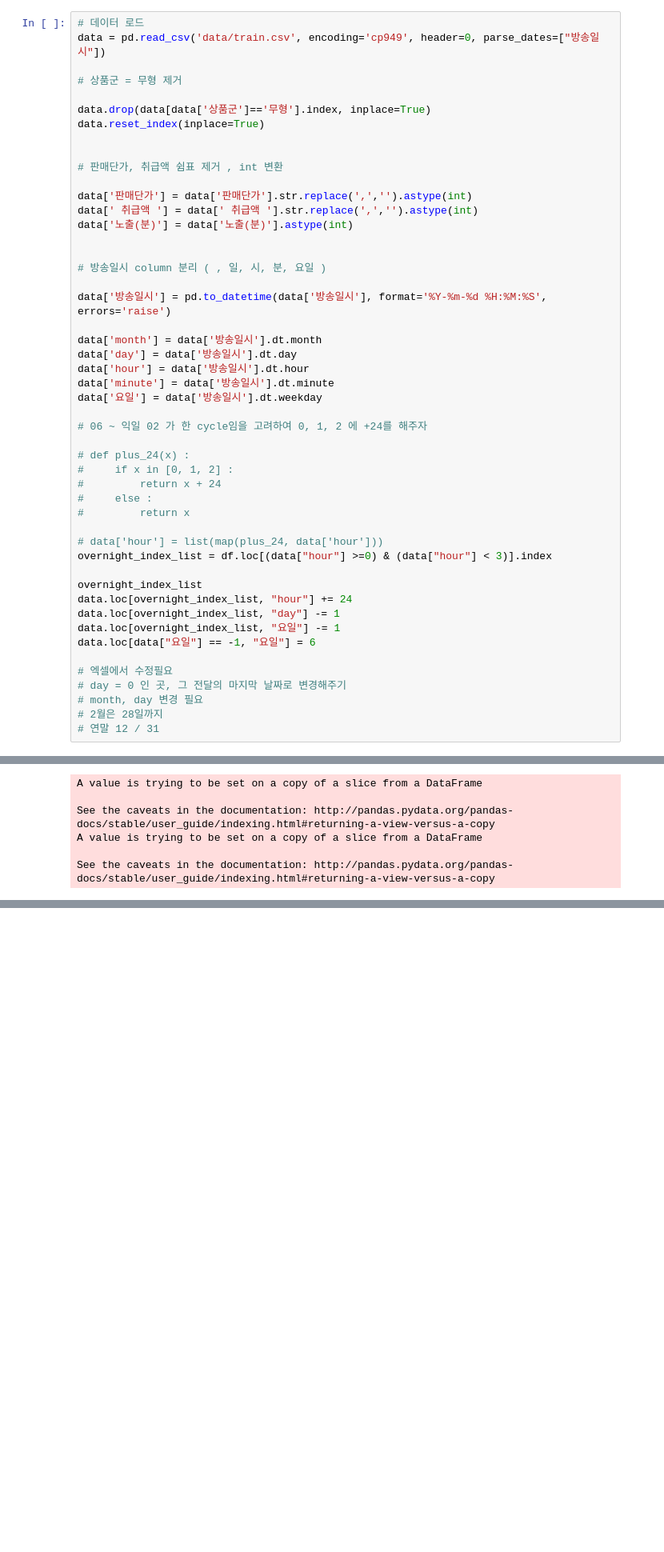
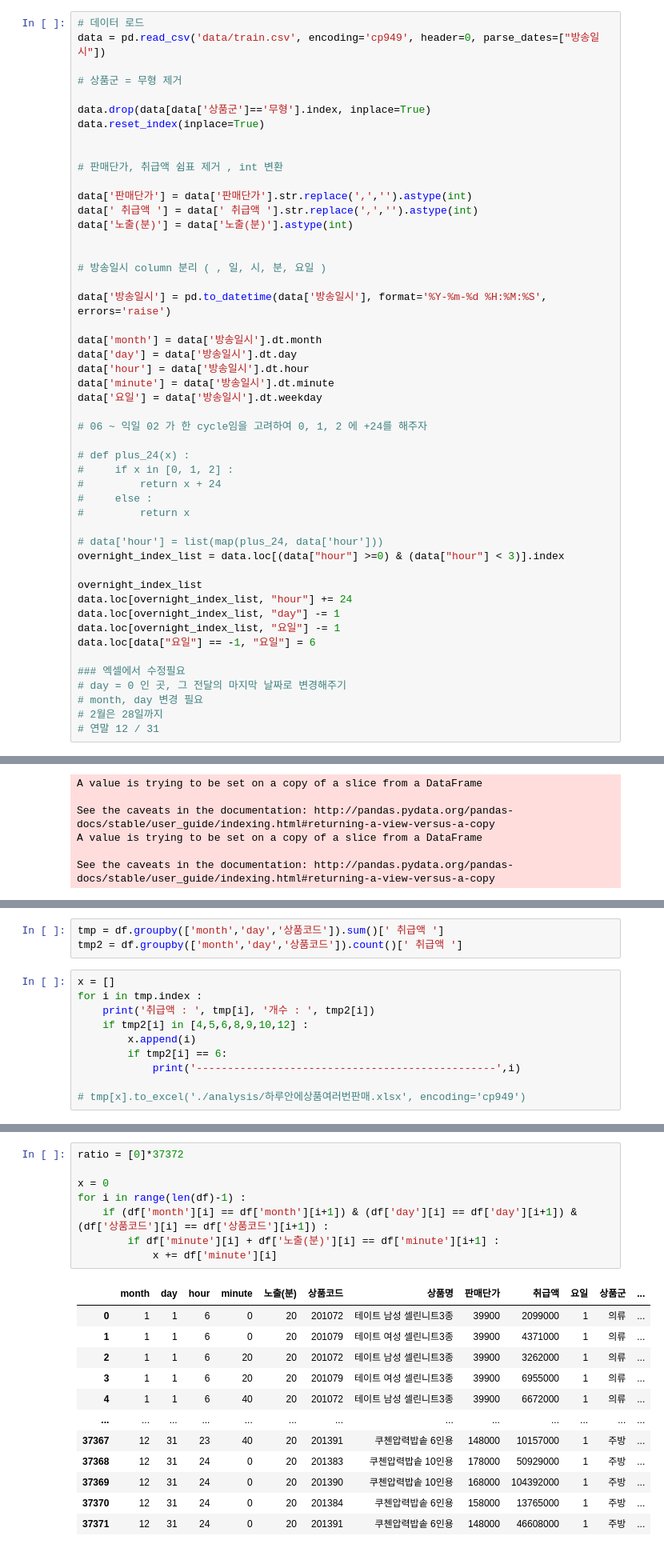
Before and after one commit to shp1204/AI-, a Jupyter notebook: Project/EDA1.ipynb, the cells around one changed output, grey strips where cells are left out. Shown at 80% size. Cells and saved outputs as stored; diff of their text form; blank space fills up the shorter version.

```diff
--- a/Project/EDA1.ipynb
+++ b/Project/EDA1.ipynb
@@ -111,7 +111,7 @@ data['요일'] = data['방송일시'].dt.weekday
 #         return x
 
 # data['hour'] = list(map(plus_24, data['hour']))
-overnight_index_list = df.loc[(data["hour"] >=0) & (data["hour"] < 3)].index
+overnight_index_list = data.loc[(data["hour"] >=0) & (data["hour"] < 3)].index
 
 overnight_index_list
 data.loc[overnight_index_list, "hour"] += 24
@@ -119,7 +119,7 @@ data.loc[overnight_index_list, "day"] -= 1
 data.loc[overnight_index_list, "요일"] -= 1
 data.loc[data["요일"] == -1, "요일"] = 6
 
-# 엑셀에서 수정필요
+### 엑셀에서 수정필요
 # day = 0 인 곳, 그 전달의 마지막 날짜로 변경해주기
 # month, day 변경 필요
 # 2월은 28일까지
@@ -260,0 +372,13 @@ df
+# %%
+tmp = df.groupby(['month','day','상품코드']).sum()[' 취급액 ']
+tmp2 = df.groupby(['month','day','상품코드']).count()[' 취급액 ']
+# %%
+x = []
+for i in tmp.index :
+    print('취급액 : ', tmp[i], '개수 : ', tmp2[i])
+    if tmp2[i] in [4,5,6,8,9,10,12] :
+        x.append(i)
+        if tmp2[i] == 6:
+            print('------------------------------------------------',i)
+
+# tmp[x].to_excel('./analysis/하루안에상품여러번판매.xlsx', encoding='cp949')
@@ -260,0 +403,21 @@ df
+# %%
+ratio = [0]*37372
+
+x = 0
+for i in range(len(df)-1) :
+    if (df['month'][i] == df['month'][i+1]) & (df['day'][i] == df['day'][i+1]) & (df['상품코드'][i] == df['상품코드'][i+1]) :
+        if df['minute'][i] + df['노출(분)'][i] == df['minute'][i+1] :
+            x += df['minute'][i]
+# %% [output]
+|  | month | day | hour | minute | 노출(분) | 상품코드 | 상품명 | 판매단가 | 취급액 | 요일 | 상품군 | ... |
+| 0 | 1 | 1 | 6 | 0 | 20 | 201072 | 테이트 남성 셀린니트3종 | 39900 | 2099000 | 1 | 의류 | ... |
+| 1 | 1 | 1 | 6 | 0 | 20 | 201079 | 테이트 여성 셀린니트3종 | 39900 | 4371000 | 1 | 의류 | ... |
+| 2 | 1 | 1 | 6 | 20 | 20 | 201072 | 테이트 남성 셀린니트3종 | 39900 | 3262000 | 1 | 의류 | ... |
+| 3 | 1 | 1 | 6 | 20 | 20 | 201079 | 테이트 여성 셀린니트3종 | 39900 | 6955000 | 1 | 의류 | ... |
+| 4 | 1 | 1 | 6 | 40 | 20 | 201072 | 테이트 남성 셀린니트3종 | 39900 | 6672000 | 1 | 의류 | ... |
+| ... | ... | ... | ... | ... | ... | ... | ... | ... | ... | ... | ... | ... |
+| 37367 | 12 | 31 | 23 | 40 | 20 | 201391 | 쿠첸압력밥솥 6인용 | 148000 | 10157000 | 1 | 주방 | ... |
+| 37368 | 12 | 31 | 24 | 0 | 20 | 201383 | 쿠첸압력밥솥 10인용 | 178000 | 50929000 | 1 | 주방 | ... |
+| 37369 | 12 | 31 | 24 | 0 | 20 | 201390 | 쿠첸압력밥솥 10인용 | 168000 | 104392000 | 1 | 주방 | ... |
+| 37370 | 12 | 31 | 24 | 0 | 20 | 201384 | 쿠첸압력밥솥 6인용 | 158000 | 13765000 | 1 | 주방 | ... |
+| 37371 | 12 | 31 | 24 | 0 | 20 | 201391 | 쿠첸압력밥솥 6인용 | 148000 | 46608000 | 1 | 주방 | ... |
```
Also changed, not shown: parts of 16 cells of this notebook, 3 other files.
